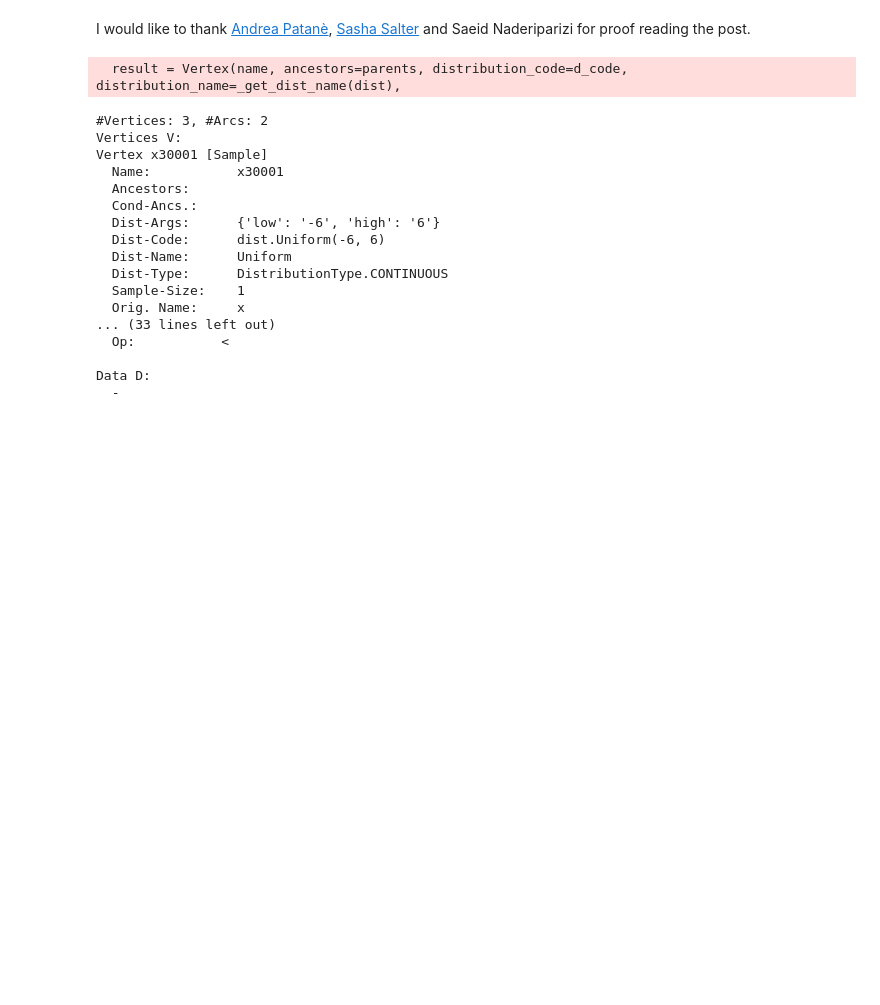
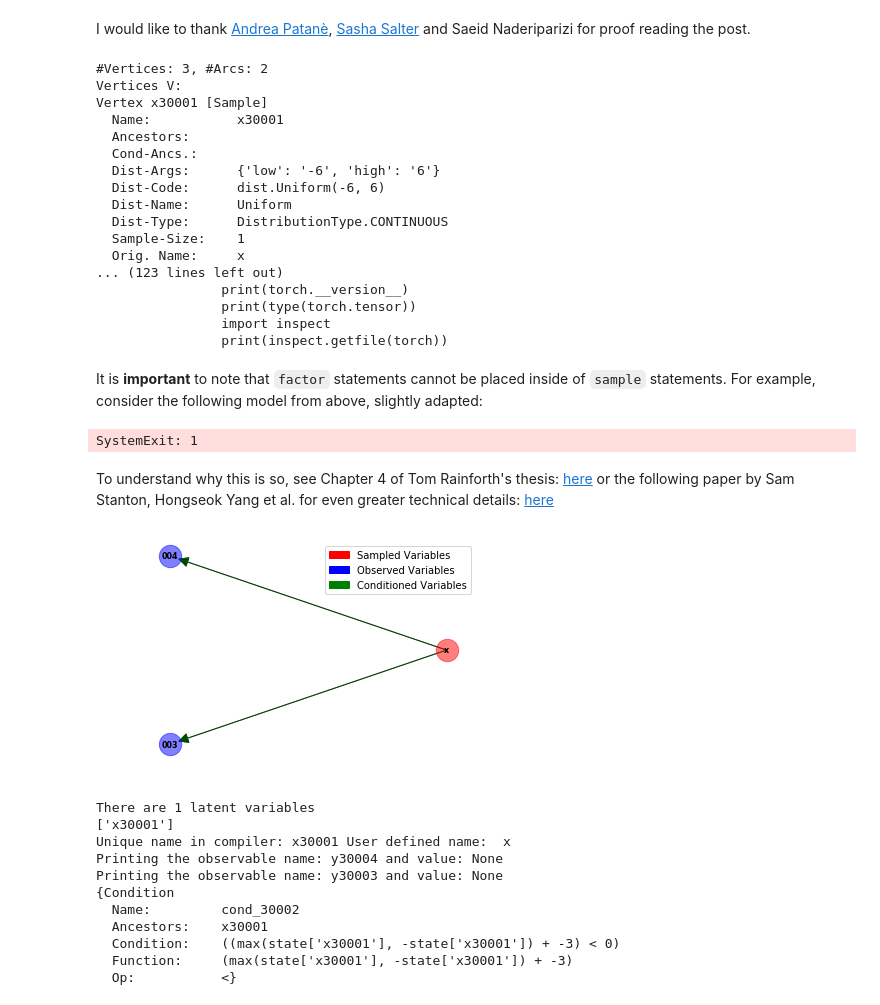
Before and after one commit to bayesianbrad/PyLFPPL, a Jupyter notebook: examples/walkthroughs/pylfppl_walkthrough_1.ipynb, the cells around one changed output. Drawn from its saved outputs; the diff is of its cells as text; code cells hidden in the pictures; blank space fills up the shorter version.

```diff
--- a/examples/walkthroughs/pylfppl_walkthrough_1.ipynb
+++ b/examples/walkthroughs/pylfppl_walkthrough_1.ipynb
@@ -457,10 +457,11 @@ model_rrhmc_clojure="""
 (let [x (sample (uniform -6 6))
        absx (max x (- x))
        A 0.1
+       y 0
        z (- (sqrt (* x (* A x))))]
  (if (< (- absx 3) 0)
-     (observe (factor_cont z) 0)
-     (observe (factor_cont (- z 1)) 0))
+     (observe (factor z) y)
+     (observe (factor(- z 1)) y))
  x)
 """
 
@@ -471,15 +472,14 @@ absx = max(x, -x)
 A = 0.1
 z = -torch.sqrt(x*A*x)
 if absx-3 < 0:
-    observe(factor_cont(z),0)
-    observe(factor_cont(z-1),0)
+    observe(factor(z),None)
+    observe(factor(z-1),None)
 """
 compiled_clojure = compile_model(model_rrhmc_clojure, language='clojure')
 compiled_python = compile_model(model_rrhmc_python, language='python')
-# %% [output]
-  result = Vertex(name, ancestors=parents, distribution_code=d_code, distribution_name=_get_dist_name(dist),
 # %%
 print(compiled_python)
+print(compiled_python.code)
 # %% [output]
 #Vertices: 3, #Arcs: 2
 Vertices V:
@@ -493,9 +493,67 @@ Vertex x30001 [Sample]
   Dist-Type:      DistributionType.CONTINUOUS
   Sample-Size:    1
   Orig. Name:     x
-... (33 lines left out)
-  Op:           <
-
-Data D:
-  -
+... (123 lines left out)
+                print(torch.__version__)
+                print(type(torch.tensor))
+                import inspect
+                print(inspect.getfile(torch))
+# %% [markdown]
+It is **important** to note that `factor` statements cannot be placed inside of `sample` statements. For example, consider the following model from above, slightly adapted:
+# %%
+model_rrhmc_python= """
+import torch
+x = sample(uniform(-6,6))
+x_not_allowed = sample(factor(6))
+absx = max(x, -x)
+A = 0.1
+z = -torch.sqrt(x*A*x)
+if absx-3 < 0:
+    observe(factor(z),None)
+    observe(factor(z-1),None)
+"""
+compiled_python = compile_model(model_rrhmc_python, language='python')
+# %% [output]
+SystemExit: 1
+# %% [markdown]
+To understand why this is so, see Chapter 4 of Tom Rainforth's thesis: [here](https://www.researchgate.net/profile/Tom_Rainforth/publication/324923515_Automating_Inference_Learning_and_Design_using_Probabilistic_Programming/links/5aeb84ce0f7e9b01d3e05b8d/Automating-Inference-Learning-and-Design-using-Probabilistic-Programming.pdf)  or the following paper by Sam Stanton, Hongseok Yang et al. for even greater technical details: [here](https://arxiv.org/pdf/1601.04943.pdf)
+# %%
+vertices = compiled_python.vertices
+create_network_graph(vertices=vertices)
+display_graph(vertices=vertices);
+
+# a list of all latent vars
+all_sampled_vars = compiled_python.get_vars()
+
+_number_of_latents = len(all_sampled_vars)
+print('There are {} latent variables'.format(_number_of_latents))
+
+print(all_sampled_vars)
+_names = dict(
+    [(vertex.name, vertex.original_name) for vertex in vertices if vertex.name in all_sampled_vars])# distribution arguments and names
+
+
+for key in _names:
+    print('Unique name in compiler: {0} User defined name:  {1}'.format(key, _names[key]))
+
+
+observables = dict([(vertex.name, vertex.observation) for vertex in vertices if vertex.is_observed])
+for key in observables:
+    print('Printing the observable name: {0} and value: {1}'.format(key, observables[key]))
+
+_cond_bools = None if len(compiled_python.gen_if_vars()) == 0 else compiled_python.gen_cond_vars()
+print(compiled_python.get_conditions())
+# %% [output]
+[figure, added]
+There are 1 latent variables
+['x30001']
+Unique name in compiler: x30001 User defined name:  x
+Printing the observable name: y30004 and value: None
+Printing the observable name: y30003 and value: None
+{Condition
+  Name:         cond_30002
+  Ancestors:    x30001
+  Condition:    ((max(state['x30001'], -state['x30001']) + -3) < 0)
+  Function:     (max(state['x30001'], -state['x30001']) + -3)
+  Op:           <}
 # %%
```
Also changed, not shown: parts of 2 cells of this notebook.
